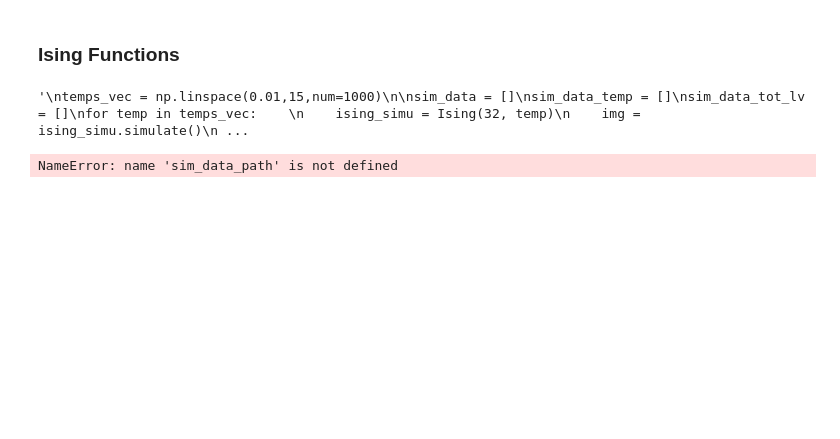
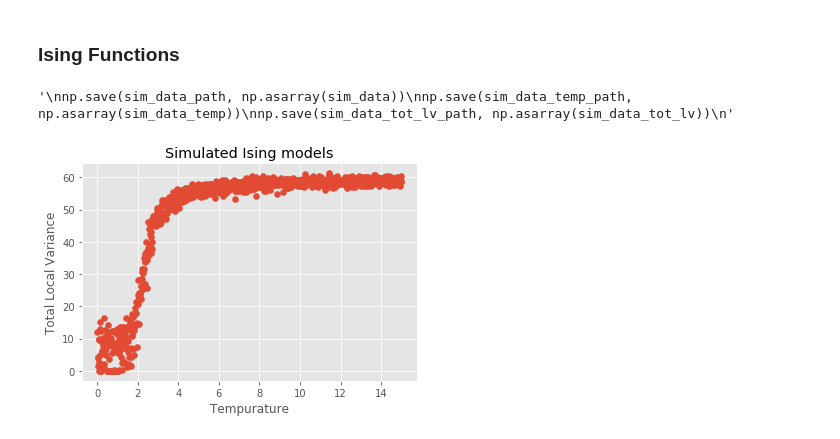
Before and after one commit to zmiller22/AM216, a Jupyter notebook: HW2/P2_Ising_2.ipynb, the cells around one changed output. Saved outputs shown, nothing was run; the diff lists cells and outputs as text; code cells hidden in the pictures; blank space fills up the shorter version.

```diff
--- a/HW2/P2_Ising_2.ipynb
+++ b/HW2/P2_Ising_2.ipynb
@@ -504,16 +649,19 @@ for temp in temps_vec:
     img = ising_simu.simulate()
 
     sim_data.append(img)
-    sim_data_temp.append(img)
+    sim_data_temp.append(temp)
     sim_data_tot_lv.append(np.sum(loc_var(img)))
 
+"""
 cwd = str(os.getcwd())
 sim_data_path = cwd+"/sim_data.npy"
 sim_data_temp_path = cwd+"/sim_data_temp.npy"
 sim_data_tot_lv_path = cwd+"/sim_data_tot_lv.npy"
+
+"""
 np.save(sim_data_path, np.asarray(sim_data))
 np.save(sim_data_temp_path, np.asarray(sim_data_temp))
 np.save(sim_data_tot_lv_path, np.asarray(sim_data_tot_lv))
 """
 # %% [output]
-'\ntemps_vec = np.linspace(0.01,15,num=1000)\n\nsim_data = []\nsim_data_temp = []\nsim_data_tot_lv = []\nfor temp in temps_vec:    \n    ising_simu = Ising(32, temp)\n    img = ising_simu.simulate()\n ...
+'\nnp.save(sim_data_path, np.asarray(sim_data))\nnp.save(sim_data_temp_path, np.asarray(sim_data_temp))\nnp.save(sim_data_tot_lv_path, np.asarray(sim_data_tot_lv))\n'
@@ -521,11 +699,15 @@ np.save(sim_data_tot_lv_path, np.asarray(sim_data_tot_lv))
 sim_data = np.load(sim_data_path)
 sim_data_temp = np.load(sim_data_temp_path)
 sim_data_tot_lv = np.load(sim_data_tot_lv_path)
+
+sim_data_2 = np.load(sim_data_path_2)
+sim_data_temp_2 = np.load(sim_data_temp_path_2)
+sim_data_tot_lv_mean = np.load(sim_data_tot_lv_mean_path)
-# %% [output]
-NameError: name 'sim_data_path' is not defined
 # %%
-plt.scatter(temps_vec, sim_data_tot_lv)
+plt.scatter(sim_data_temp, sim_data_tot_lv)
 plt.title("Simulated Ising models")
 plt.xlabel("Tempurature")
 plt.ylabel("Total Local Variance")
 plt.show()
+# %% [output]
+[figure, added]
```
Also changed, not shown: parts of 24 cells of this notebook.
